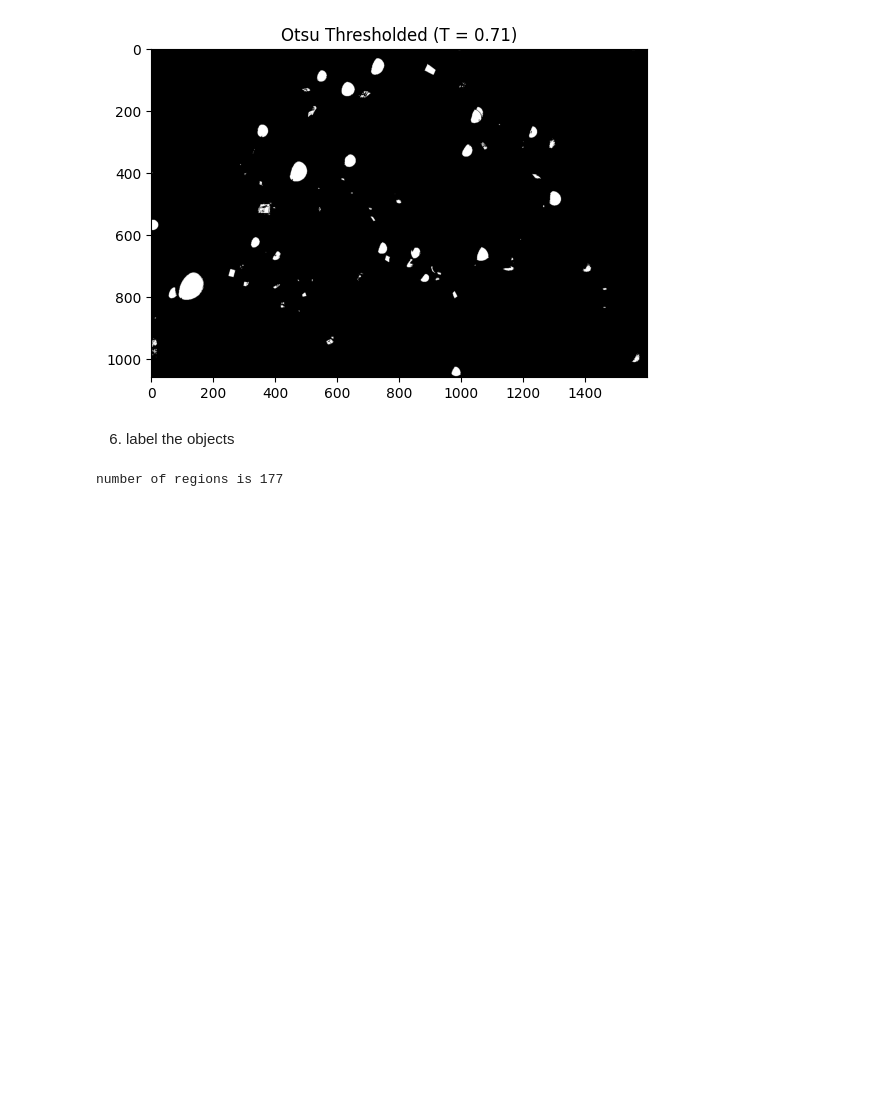
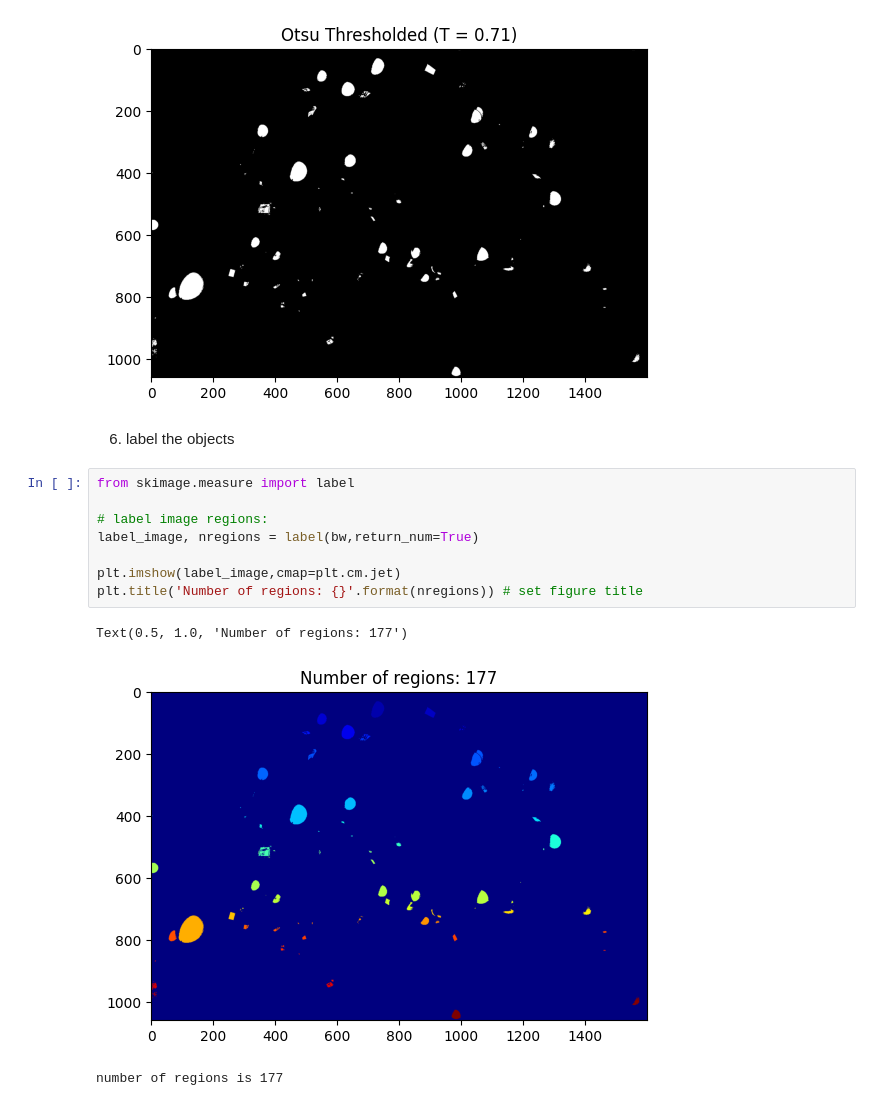
Before and after one commit to Mahsa-Goudarzi/ComputerVision, a Jupyter notebook: M3_Image Classification/Exercise3.ipynb, the cells around one changed output. Cells and saved outputs as stored; diff of their text form; blank space fills up the shorter version.

```diff
--- a/M3_Image Classification/Exercise3.ipynb
+++ b/M3_Image Classification/Exercise3.ipynb
@@ -84,6 +84,17 @@ plt.show()
 [figure]
 # %% [markdown]
 6. label the objects
+# %%
+from skimage.measure import label
+
+# label image regions:
+label_image, nregions = label(bw,return_num=True)
+
+plt.imshow(label_image,cmap=plt.cm.jet)
+plt.title('Number of regions: {}'.format(nregions)) # set figure title
+# %% [output]
+Text(0.5, 1.0, 'Number of regions: 177')
+[figure, added]
 # %%
 # %% [output]
 number of regions is 177
```
